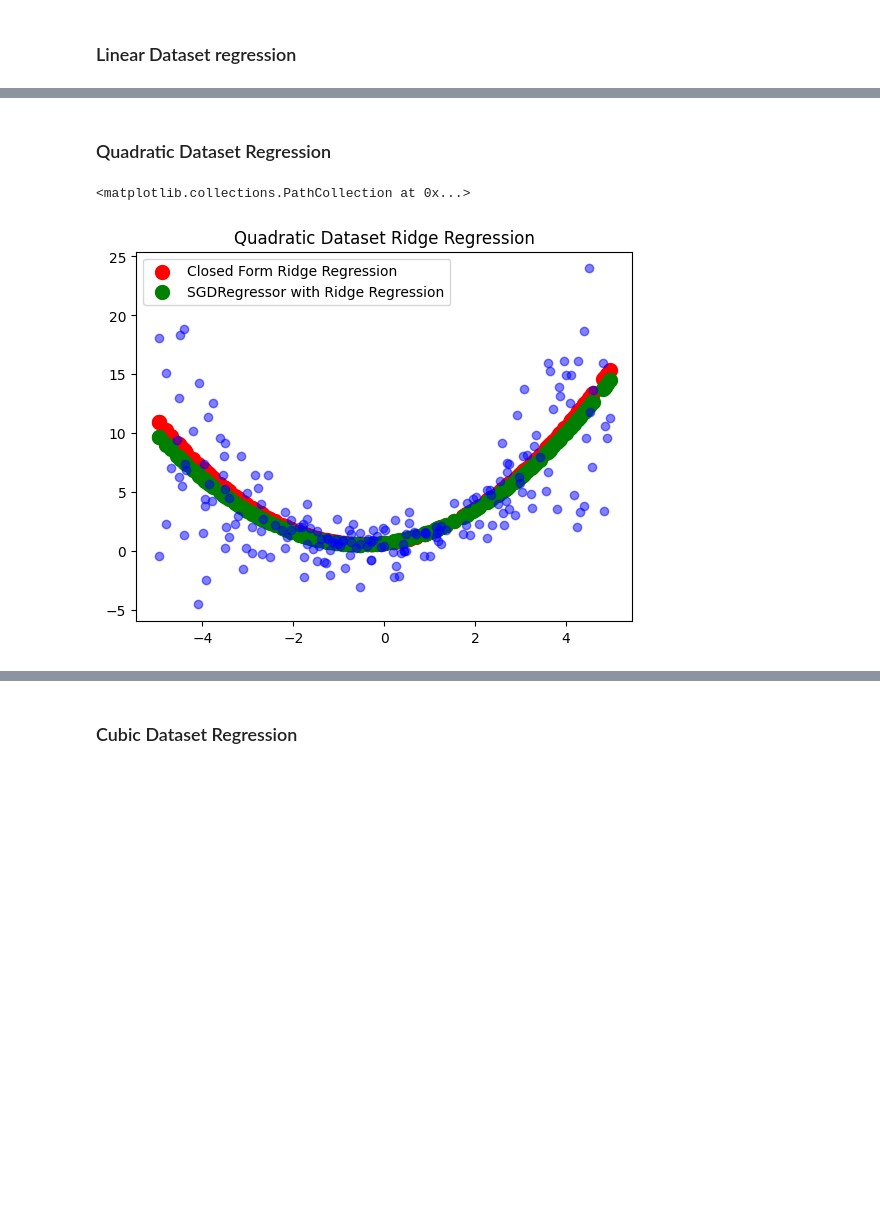
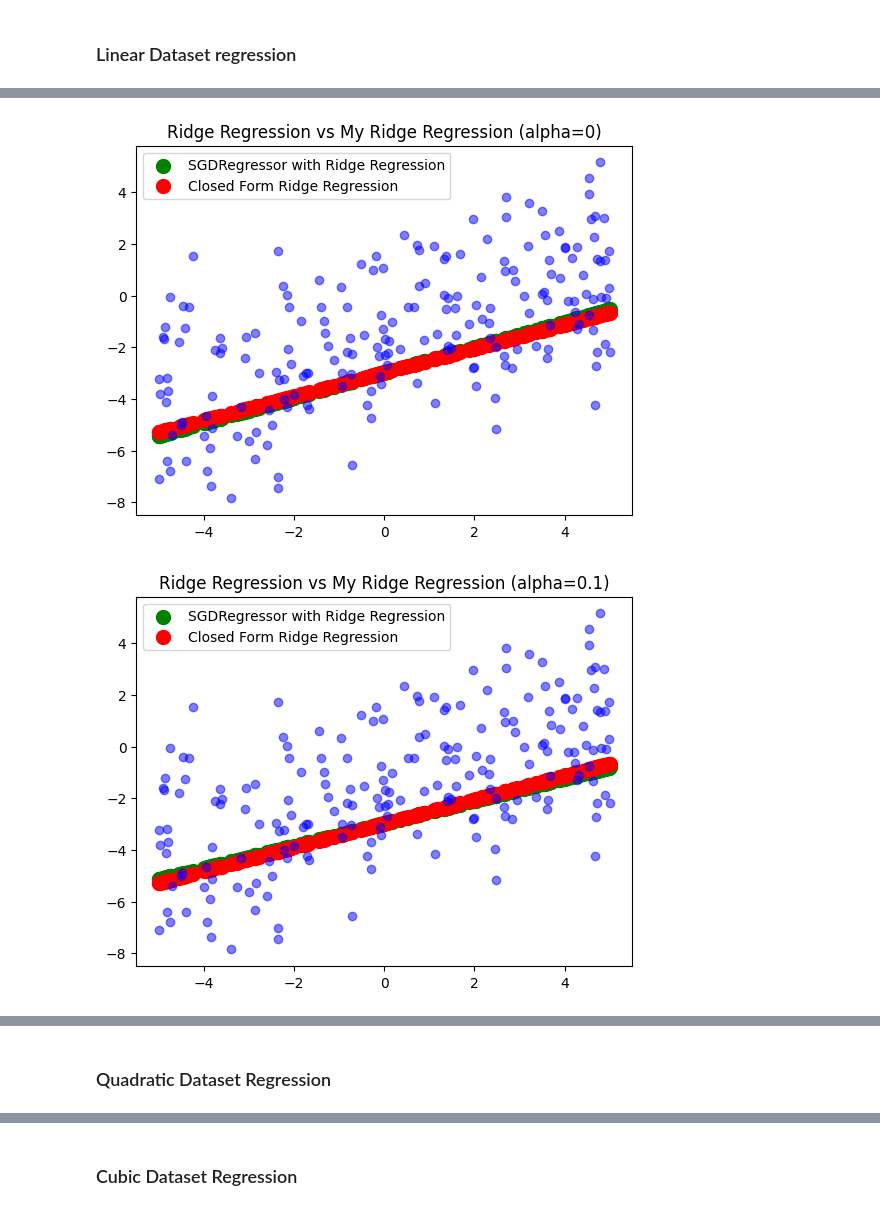
Before and after one commit to Martin-EvansUWA/ML-Project-1, a Jupyter notebook: 23621647.ipynb, the cells around one changed output, grey strips where cells are left out. Drawn from its saved outputs; the diff is of its cells as text; code cells hidden in the pictures; blank space fills up the shorter version.

```diff
--- a/23621647.ipynb
+++ b/23621647.ipynb
@@ -101,0 +98,11 @@ def plot_ridge_regression(x, y, alpha):
+# %%
+def plot_ridge_regression(x_test, y_test, results):
+    for alpha in results.keys():
+        sgd_pred = results[alpha][1]
+        clf_pred = results[alpha][0]
+        plt.scatter(x_test, sgd_pred, label='SGDRegressor with Ridge Regression',color='green', linewidth=5)
+        plt.scatter(x_test, clf_pred, label='Closed Form Ridge Regression', color='red', linewidth=5)
+        plt.scatter(x_test, y_test, color='blue', alpha=0.5)
+        plt.title(f"Ridge Regression vs My Ridge Regression (alpha={alpha})")
+        plt.legend()
+        plt.show()
@@ -102,25 +124,2 @@ def plot_ridge_regression(x, y, alpha):
 # %% [markdown]
 ### Linear Dataset regression
-# %%
-# Linear Datset Testing
-np.random.seed(0)
-xlin, ylin = generate_polynomial_dataset(1, 1000)
-x_train, x_test, y_train, y_test = get_split(xlin, ylin)
-for alpha in test_alphas:
-        my_ridge = ClosedFormRidgeRegressor(alpha=alpha)
-        my_ridge.fit(x_train, y_train)
-        my_ridge_pred = my_ridge.predict(x_test)
-        my_ridge_pred = my_ridge_pred + my_ridge.w[0]
-
-        ridge = SGDRegressor(penalty='l2', alpha=alpha, max_iter=1000)
-        ridge.fit(x_train, y_train)
-        ridge_pred = ridge.predict(x_test)
-        ridge_pred = ridge_pred + ridge.intercept_
-
-
-        plt.scatter(x_test, ridge_pred, label='SGDRegressor with Ridge Regression',color='green', linewidth=5)
-        plt.scatter(x_test, my_ridge_pred, label='Closed Form Ridge Regression', color='red', linewidth=5)
-        plt.scatter(x_test, y_test, color='blue', alpha=0.5)
-        plt.title(f"Ridge Regression vs My Ridge Regression (alpha={alpha})")
-        plt.legend()
-        plt.show()
@@ -130,0 +126,11 @@ for alpha in test_alphas:
+# %%
+# Linear Datset Testing
+np.random.seed(0)
+xlin, ylin = generate_polynomial_dataset(1, 1000)
+x_train, x_test, y_train, y_test = get_split(xlin, ylin)
+for alpha in test_alphas:
+        results  = compare_alphas(alpha, x_train, x_test, y_train)
+        plot_ridge_regression(x_test, y_test, results)
+# %% [output]
+[figure, added]
+[figure, added]
@@ -131,30 +138,2 @@ for alpha in test_alphas:
 # %% [markdown]
 ### Quadratic Dataset Regression
-# %%
-# Quadratic dataset testing
-xquad, yquad = generate_polynomial_dataset(2,1000)
-x_train, x_test, y_train, y_test = get_split(xquad, yquad)
-x_train_poly = np.column_stack((x_train, x_train**2))
-x_test_poly = np.column_stack((x_test, x_test**2))
-
-for alpha in test_alphas:
-    # Quadratic dataset testing
-    quad_clf = ClosedFormRidgeRegressor(alpha=alpha)
-    quad_clf.fit(x_train_poly, y_train)
-    quad_pred = quad_clf.predict(x_test_poly)
-    quad_pred = quad_pred + quad_clf.w[0]
-
-    quad_sgd = SGDRegressor(penalty='l2', alpha=alpha, max_iter=1000)
-    quad_sgd.fit(x_train_poly, y_train)
-    quad_sgd_pred = quad_sgd.predict(x_test_poly)
-    quad_sgd_pred = quad_sgd_pred + quad_sgd.intercept_
-
-
-    plt.title("Quadratic Dataset Ridge Regression")
-    plt.scatter(x_test, quad_pred, label='Closed Form Ridge Regression', color='red', linewidth=5)
-    plt.scatter(x_test, quad_sgd_pred, label='SGDRegressor with Ridge Regression', color='green', linewidth=5)
-    plt.legend()
-    plt.scatter(x_test, y_test, color='blue', alpha=0.5)
-# %% [output]
-<matplotlib.collections.PathCollection at 0x...>
-[figure, removed]
```
Also changed, not shown: parts of 19 cells of this notebook, 4 other files.
